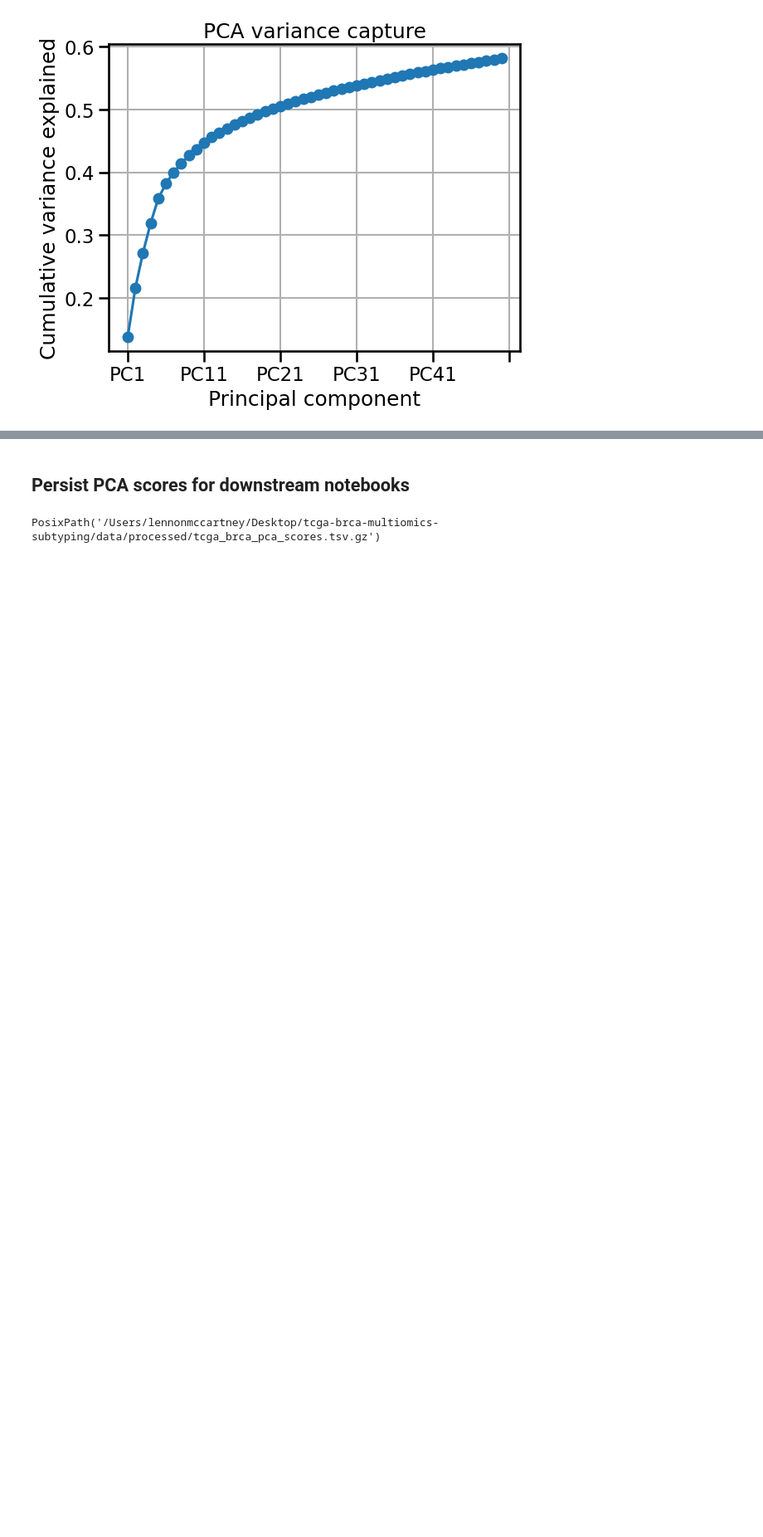
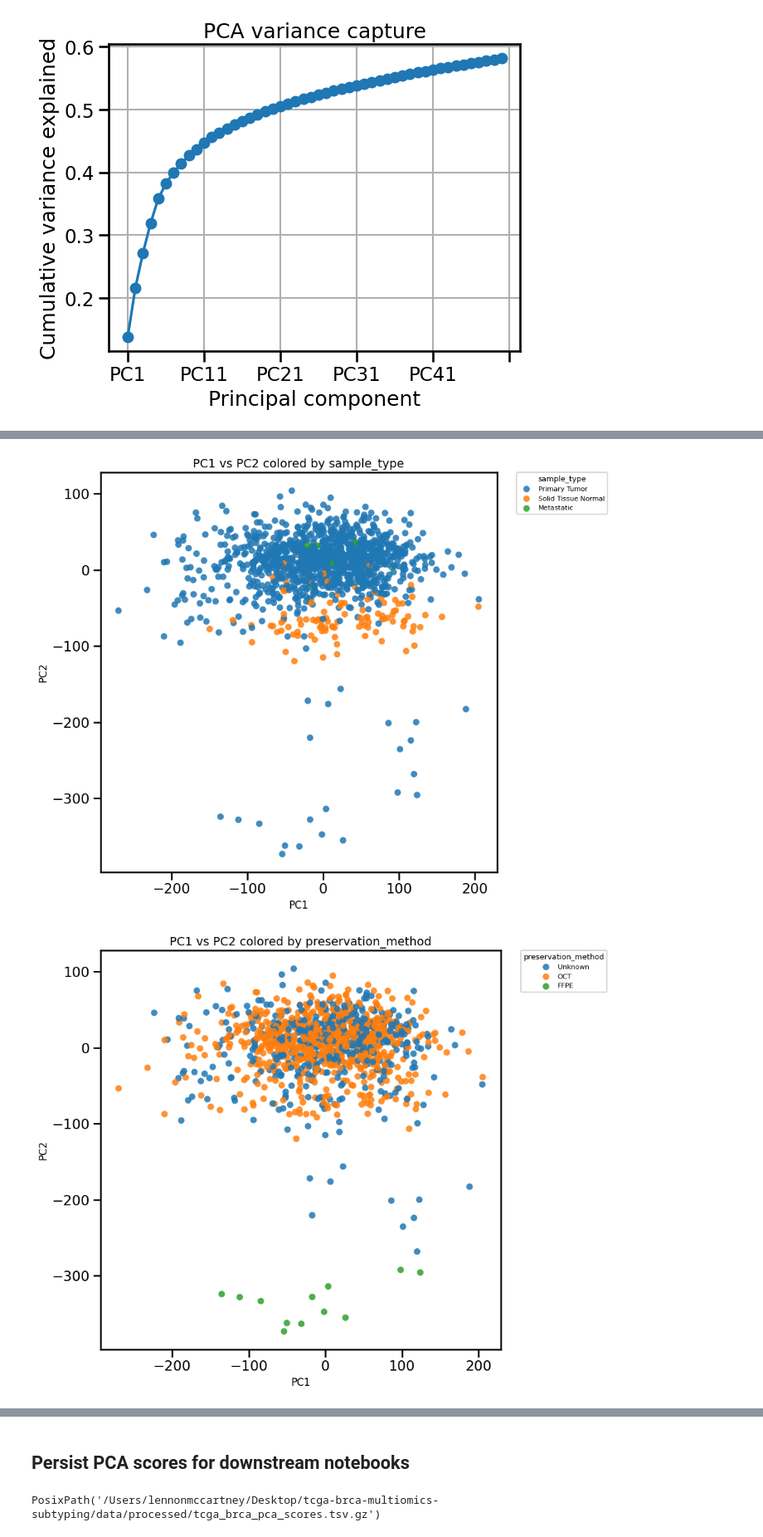
Before and after one commit to sarthak-arora1997/tcga-brca-multiomics-subtyping, a Jupyter notebook: notebooks/02_expression_qc_and_pca.ipynb, the cells around one changed output, grey strips where cells are left out. Shown at 83% size. Drawn from its saved outputs; the diff is of its cells as text; code cells hidden in the pictures; blank space fills up the shorter version.

Commit message:
adding plotting functions for principal components  split by continous and categorical variables in biospecimen

```diff
--- a/notebooks/02_expression_qc_and_pca.ipynb
+++ b/notebooks/02_expression_qc_and_pca.ipynb
@@ -41,3 +47,6 @@ expression_df = load_expression_tpm()
 expression_df.shape
 # %% [output]
 (60660, 1197)
+# %%
+expression_index_with_biospecimen = load_expression_manifest()
+expression_index_with_biospecimen.head()
@@ -107 +138,31 @@ pca_df.head()
 5 rows × 50 columns
+# %%
+biospecimen_fields = [
+    "sample_type",
+    "tumor_descriptor",
+    "specimen_type",
+    "preservation_method",
+    "tissue_type",
+    "days_to_collection",
+    "analyte_type",
+    "aliquot_quantity",
+    "aliquot_volume",
+    "concentration",
+    "normal_tumor_genotype_snp_match",
+    "source_center"
+]
+
+if "entity_id" not in expression_index_with_biospecimen.columns:
+    raise KeyError("expression_index_with_biospecimen must contain an 'entity_id' column for joins")
+lookup = (
+    expression_index_with_biospecimen.drop_duplicates(subset=["entity_id"])
+    .set_index("entity_id")
+    .copy()
+)
+missing_fields = [col for col in biospecimen_fields if col not in lookup.columns]
+for col in missing_fields:
+    lookup[col] = pd.NA
+pca_with_biospecimen = pca_df.join(lookup[biospecimen_fields], how="left")
+if missing_fields:
+    print(f"Missing biospecimen fields in manifest: {', '.join(missing_fields)}")
+pca_with_biospecimen.head()
@@ -154,0 +190,7 @@ Text(0, 0.5, 'PC4')
+# %%
+plot_pca_categorical(pca_with_biospecimen, hue_col="sample_type")
+plot_pca_categorical(pca_with_biospecimen, hue_col="preservation_method")
+plot_pca_categorical(pca_with_biospecimen, hue_col="tumor_descriptor")
+# %% [output]
+[figure, added]
+[figure, added]
```
Also changed, not shown: parts of 17 cells of this notebook, 2 other files.
